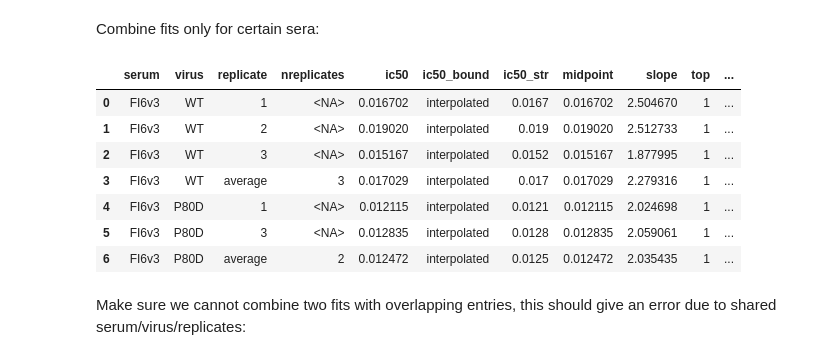
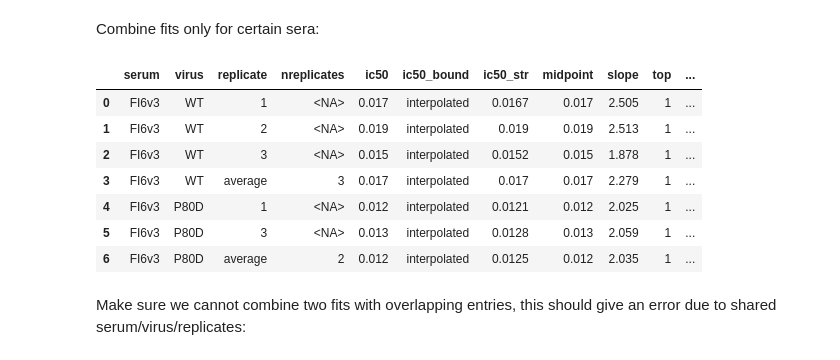
Before and after one commit to jbloomlab/neutcurve, a Jupyter notebook: combine_curvefits.ipynb, the cells around one changed output. Saved outputs shown, nothing was run; the diff lists cells and outputs as text; code cells hidden in the pictures.

```diff
--- a/combine_curvefits.ipynb
+++ b/combine_curvefits.ipynb
@@ -50,26 +50,28 @@ Combine fits only for certain sera:
 # %%
 (
     neutcurve.CurveFits.combineCurveFits(
         [fit1, fit2],
         sera=["FI6v3"],
         viruses=["WT", "P80D", "V135T"],
         serum_virus_replicates_to_drop=[
             ("FI6v3", "P80D", "2"),
             ("FI6v3", "V135T", "1"),
             ("FI6v3", "V135T", "2"),
             ("FI6v3", "V135T", "3"),
         ],
-    ).fitParams(average_only=False)
+    )
+    .fitParams(average_only=False)
+    .round(3)
 )
 # %% [output]
 |  | serum | virus | replicate | nreplicates | ic50 | ic50_bound | ic50_str | midpoint | slope | top | ... |
-| 0 | FI6v3 | WT | 1 | <NA> | 0.016702 | interpolated | 0.0167 | 0.016702 | 2.504670 | 1 | ... |
-| 1 | FI6v3 | WT | 2 | <NA> | 0.019020 | interpolated | 0.019 | 0.019020 | 2.512733 | 1 | ... |
-| 2 | FI6v3 | WT | 3 | <NA> | 0.015167 | interpolated | 0.0152 | 0.015167 | 1.877995 | 1 | ... |
-| 3 | FI6v3 | WT | average | 3 | 0.017029 | interpolated | 0.017 | 0.017029 | 2.279316 | 1 | ... |
-| 4 | FI6v3 | P80D | 1 | <NA> | 0.012115 | interpolated | 0.0121 | 0.012115 | 2.024698 | 1 | ... |
-| 5 | FI6v3 | P80D | 3 | <NA> | 0.012835 | interpolated | 0.0128 | 0.012835 | 2.059061 | 1 | ... |
-| 6 | FI6v3 | P80D | average | 2 | 0.012472 | interpolated | 0.0125 | 0.012472 | 2.035435 | 1 | ... |
+| 0 | FI6v3 | WT | 1 | <NA> | 0.017 | interpolated | 0.0167 | 0.017 | 2.505 | 1 | ... |
+| 1 | FI6v3 | WT | 2 | <NA> | 0.019 | interpolated | 0.019 | 0.019 | 2.513 | 1 | ... |
+| 2 | FI6v3 | WT | 3 | <NA> | 0.015 | interpolated | 0.0152 | 0.015 | 1.878 | 1 | ... |
+| 3 | FI6v3 | WT | average | 3 | 0.017 | interpolated | 0.017 | 0.017 | 2.279 | 1 | ... |
+| 4 | FI6v3 | P80D | 1 | <NA> | 0.012 | interpolated | 0.0121 | 0.012 | 2.025 | 1 | ... |
+| 5 | FI6v3 | P80D | 3 | <NA> | 0.013 | interpolated | 0.0128 | 0.013 | 2.059 | 1 | ... |
+| 6 | FI6v3 | P80D | average | 2 | 0.012 | interpolated | 0.0125 | 0.012 | 2.035 | 1 | ... |
 # %% [markdown]
 Make sure we cannot combine two fits with overlapping entries, this should give an error due to shared serum/virus/replicates:
 # %%
```
Also changed, not shown: 46 other files.
